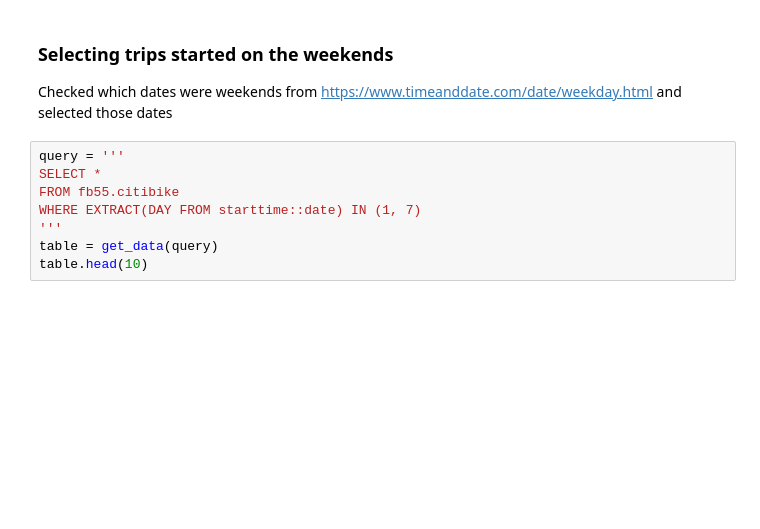
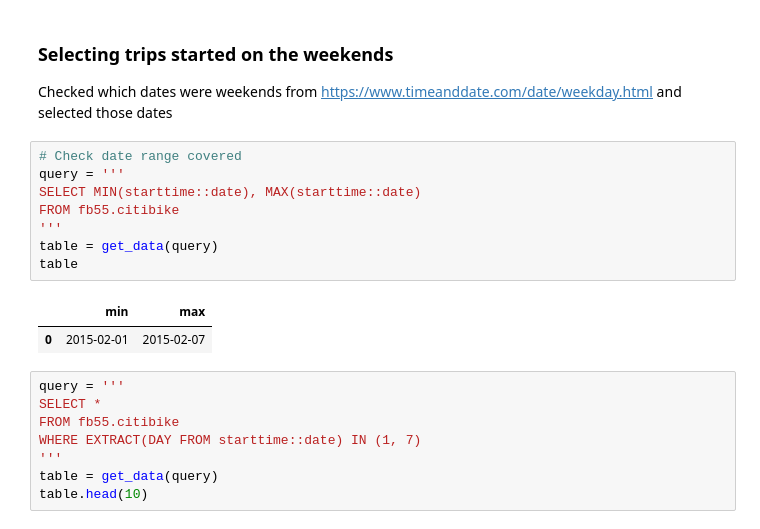
Before and after one commit to ShellyYoon/PUI2018_ah4412, a Jupyter notebook: HW5_ah4412/Assignment2_ah4412.ipynb, the cells around one changed output. Drawn from its saved outputs; the diff is of its cells as text; blank space fills up the shorter version.

```diff
--- a/HW5_ah4412/Assignment2_ah4412.ipynb
+++ b/HW5_ah4412/Assignment2_ah4412.ipynb
@@ -219,6 +233,17 @@ table.head(10)
 # %% [markdown]
 ### Selecting trips started on the weekends
 Checked which dates were weekends from https://www.timeanddate.com/date/weekday.html and selected those dates
+# %%
+# Check date range covered
+query = '''
+SELECT MIN(starttime::date), MAX(starttime::date)
+FROM fb55.citibike
+'''
+table = get_data(query)
+table
+# %% [output]
+|  | min | max |
+| 0 | 2015-02-01 | 2015-02-07 |
 # %%
 query = '''
 SELECT *
```
Also changed, not shown: parts of 1 cell of this notebook, 1 other file.
